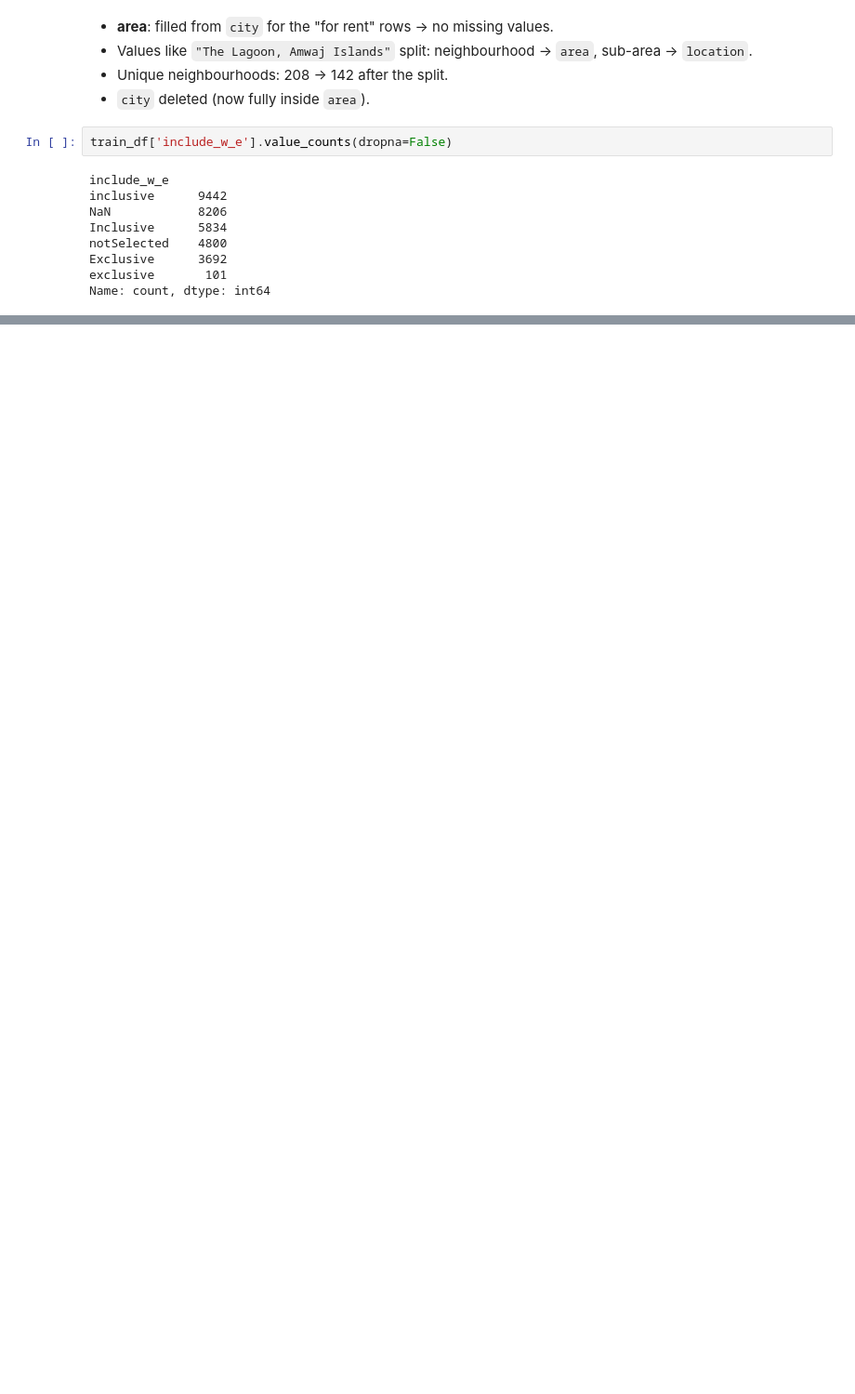
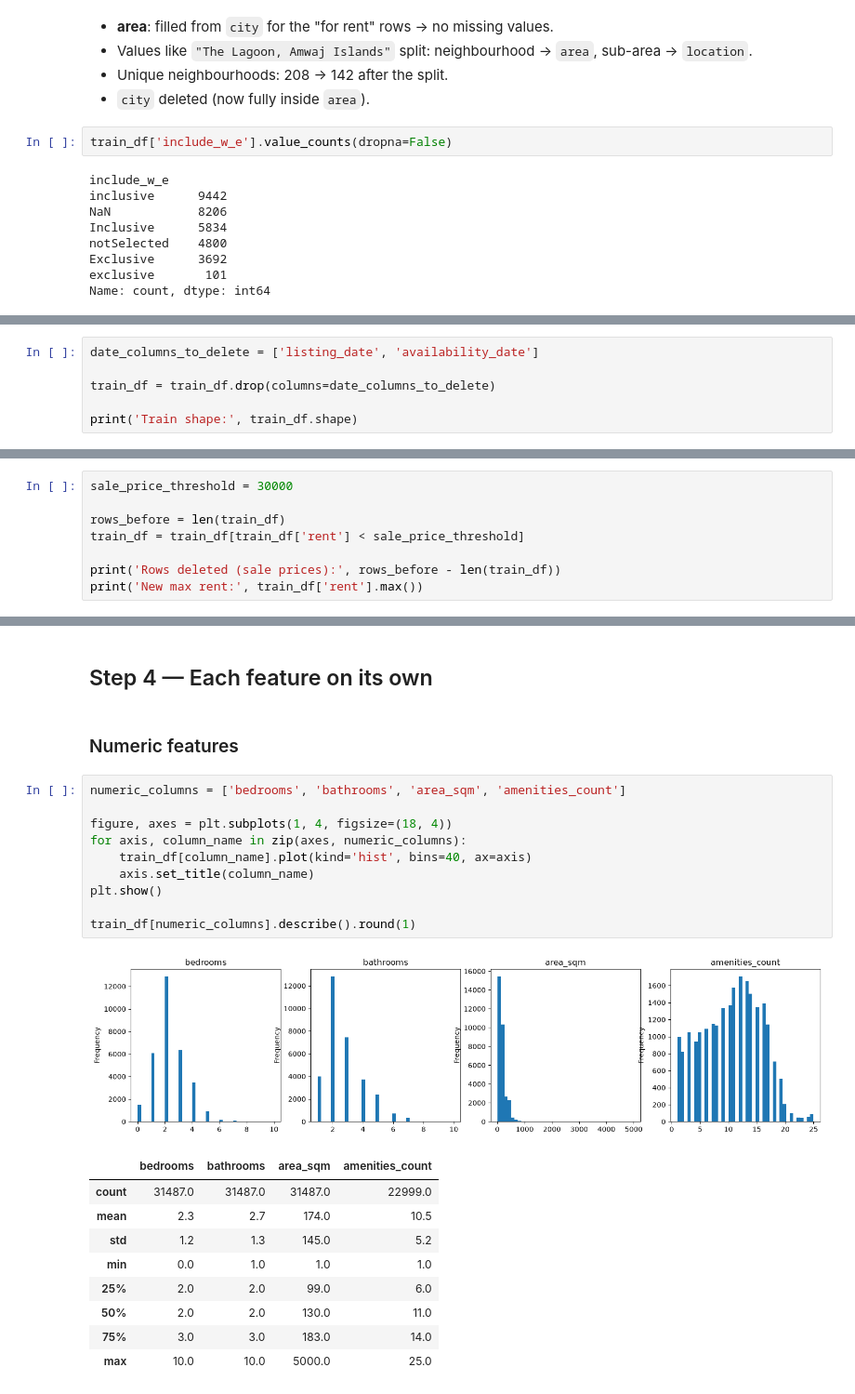
Before and after one commit to bahaaalf404/GA-Project3-Bahrain-Real-Estate, a Jupyter notebook: Notebook/main.ipynb, the cells around one changed output, grey strips where cells are left out. Shown at 93% size. Saved outputs shown, nothing was run; the diff lists cells and outputs as text; blank space fills up the shorter version.

```diff
--- a/Notebook/main.ipynb
+++ b/Notebook/main.ipynb
@@ -481,0 +608,6 @@ Name: count, dtype: int64
+# %%
+date_columns_to_delete = ['listing_date', 'availability_date']
+
+train_df = train_df.drop(columns=date_columns_to_delete)
+
+print('Train shape:', train_df.shape)
@@ -481,0 +952,8 @@ Name: count, dtype: int64
+# %%
+sale_price_threshold = 30000
+
+rows_before = len(train_df)
+train_df = train_df[train_df['rent'] < sale_price_threshold]
+
+print('Rows deleted (sale prices):', rows_before - len(train_df))
+print('New max rent:', train_df['rent'].max())
@@ -481,0 +966,25 @@ Name: count, dtype: int64
+# %% [markdown]
+## Step 4 — Each feature on its own
+# %% [markdown]
+### Numeric features
+# %%
+numeric_columns = ['bedrooms', 'bathrooms', 'area_sqm', 'amenities_count']
+
+figure, axes = plt.subplots(1, 4, figsize=(18, 4))
+for axis, column_name in zip(axes, numeric_columns):
+    train_df[column_name].plot(kind='hist', bins=40, ax=axis)
+    axis.set_title(column_name)
+plt.show()
+
+train_df[numeric_columns].describe().round(1)
+# %% [output]
+[figure, added]
+|  | bedrooms | bathrooms | area_sqm | amenities_count |
+| count | 31487.0 | 31487.0 | 31487.0 | 22999.0 |
+| mean | 2.3 | 2.7 | 174.0 | 10.5 |
+| std | 1.2 | 1.3 | 145.0 | 5.2 |
+| min | 0.0 | 1.0 | 1.0 | 1.0 |
+| 25% | 2.0 | 2.0 | 99.0 | 6.0 |
+| 50% | 2.0 | 2.0 | 130.0 | 11.0 |
+| 75% | 3.0 | 3.0 | 183.0 | 14.0 |
+| max | 10.0 | 10.0 | 5000.0 | 25.0 |
```
Also changed, not shown: parts of 118 cells of this notebook, 1 other file.
